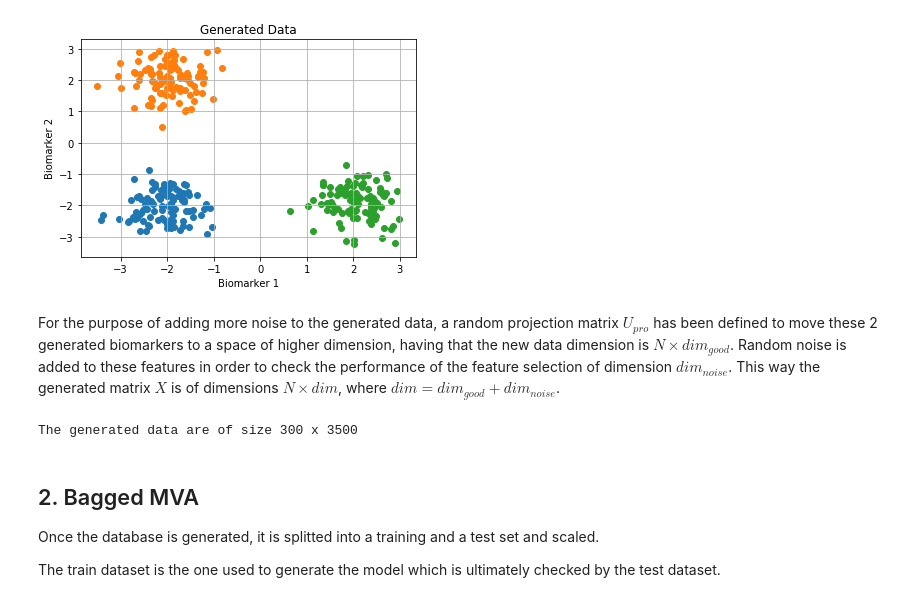
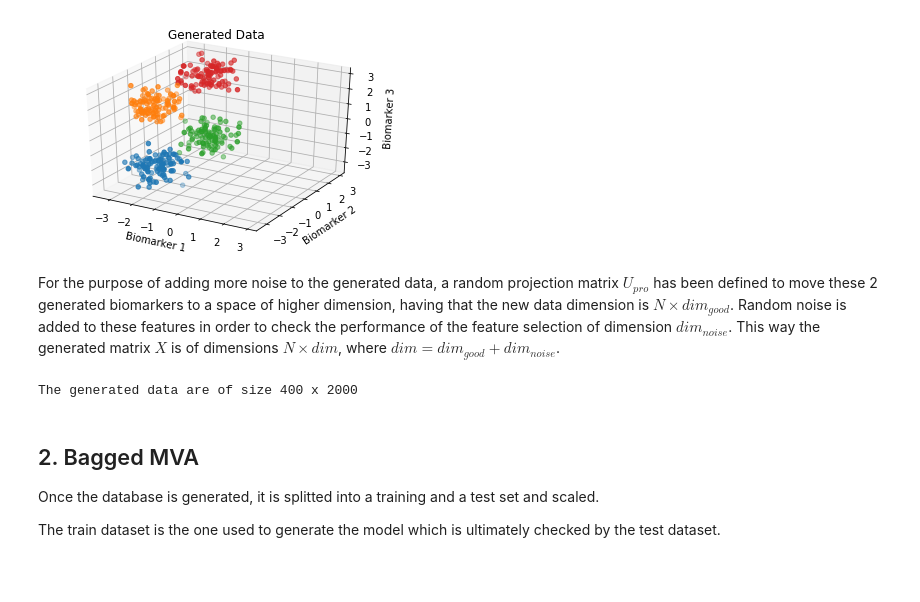
Before and after one commit to sevisal/regMVA, a Jupyter notebook: regMVA_Library Notebook.ipynb, the cells around one changed output. Saved outputs shown, nothing was run; the diff lists cells and outputs as text; code cells hidden in the pictures; blank space fills up the shorter version.

```diff
--- a/regMVA_Library Notebook.ipynb
+++ b/regMVA_Library Notebook.ipynb
@@ -19,17 +19,18 @@ In order to test the algorithm, synthetic data has been generated following a ga
 import numpy as np
 import matplotlib.pyplot as plt
 import math
+import pickle
 
 # Parameters
-n_classes = 3        # Amount of classes
-R = 2                # Number of extracted biomarkers (R < n_classes)
+n_classes = 4        # Amount of classes
+R = 3                # Number of extracted biomarkers (R < n_classes)
 sigma = 0.5          # Standard deviation
 mean = 2             # Mean value
 N_cl = 100           # Samples per class (Balanced version)
 N = N_cl*n_classes   # Total samples
 
 if R > n_classes-1:
-    print 'Maximum number of new projections fixed to ' + str(n_classes-1)
+    print ('Maximum number of new projections fixed to ' + str(n_classes-1))
     R = n_classes-1
 
 # Biomarker generation
@@ -76,40 +77,40 @@ def plot_biomarkers(bio,Y,txt):
             ax.set_xlabel('Biomarker 1')
             ax.set_ylabel('Biomarker 2')
             ax.set_zlabel('Biomarker 3')
             plt.grid()
         ax.set_xlim([mn,mx])
         ax.set_ylim([mn,mx])
         ax.set_zlim([mn,mx])
         plt.title(txt)
         plt.show()
     elif R == 2:
         for i in range(n_classes):
             idx = np.where(Y == i)
             plt.scatter(bio[idx,0], bio[idx,1], cmap=plt.cm.Paired )
             plt.xlabel('Biomarker 1')
             plt.ylabel('Biomarker 2')
         plt.grid()
         plt.title(txt)
         plt.show()
     elif R == 1:
         for i in range(n_classes):
             idx = np.where(Y == i)
             plt.scatter(bio[idx,0], np.zeros((np.shape(bio[idx,0]))), cmap=plt.cm.Paired )
             plt.xlabel('Biomarker 1')
         plt.grid()
         plt.title(txt)
         plt.show()
 if R<4:
     import matplotlib.pyplot as plt
     plot_biomarkers(bio,Y,'Generated Data')
 # %% [output]
-[figure, old version]
+[figure, new version]
 # %% [markdown]
 For the purpose of adding more noise to the generated data, a random projection matrix $U_{pro}$ has been defined to move these 2 generated biomarkers to a space of higher dimension, having that the new data dimension is $N \times dim_{good}$. Random noise is added to these features in order to check the performance of the feature selection of dimension $dim_{noise}$. This way the generated matrix $X$ is of dimensions $N \times dim$, where $dim = dim_{good}+dim_{noise}$.
 # %%
 # Parameters
 dim_good = 600             # Dimension of the projection matrix
-dim_noise = 2900           # Dimension of the added random noise
+dim_noise = 1400           # Dimension of the added random noise
 dim = dim_good + dim_noise   # Data dimension
 
 set_classes = np.unique(Y)
@@ -118,12 +119,12 @@ U_pro = np.random.uniform(-1.0, 1.0, (dim_good,R))  # Random projection matrix
 X_pro = np.dot(bio,U_pro.T)
 
 X = np.hstack((X_pro, np.random.rand(N,dim_noise)))
-print 'The generated data are of size ' +str(X.shape[0])+' x '+str(X.shape[1])
+print ('The generated data are of size ' +str(X.shape[0])+' x '+str(X.shape[1]))
 idx = np.arange(dim)
 idx_noise = idx >= dim_good  # Index of noisy features
 idx_good = idx < dim_good    # Index of useful features
 # %% [output]
-The generated data are of size 300 x 3500
+The generated data are of size 400 x 2000
 # %% [markdown]
 ## 2. Bagged MVA
 
```
Also changed, not shown: parts of 11 cells of this notebook.
